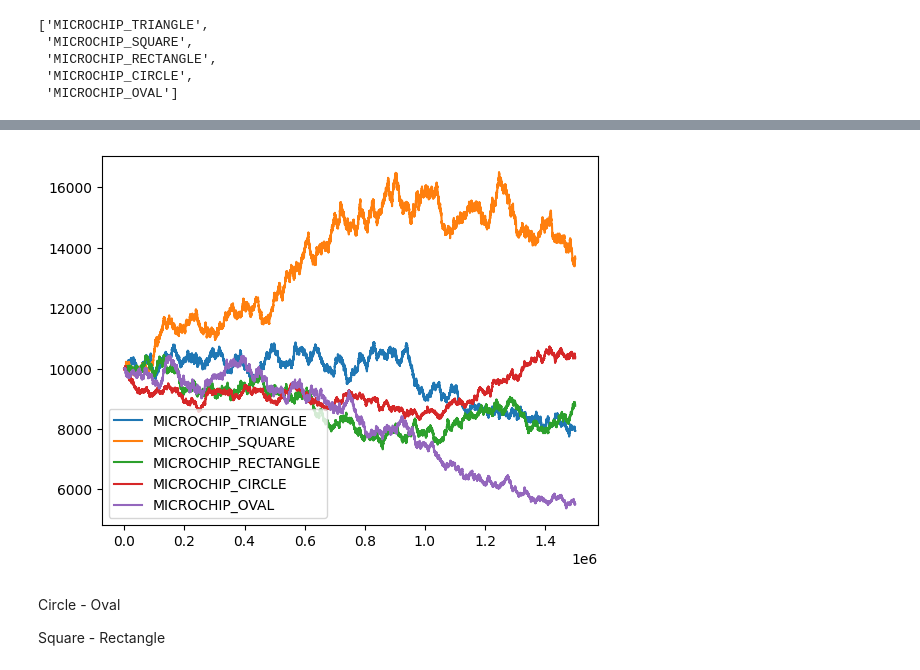
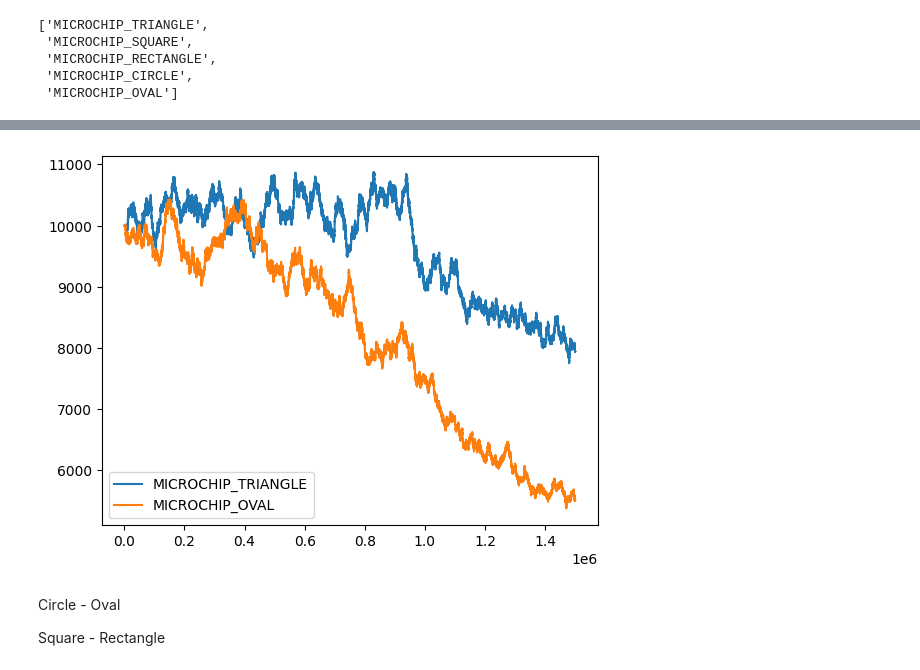
Before and after one commit to nikaslukyanov/kernel_trick, a Jupyter notebook: round5/microchips.ipynb, the cells around one changed output, grey strips where cells are left out. Cells and saved outputs as stored; diff of their text form; code cells hidden in the pictures.

Commit message:
Pushing microchip attempt

```diff
--- a/round5/microchips.ipynb
+++ b/round5/microchips.ipynb
@@ -44,10 +46,11 @@ chip_prices = prices[prices["product"].isin(chips)].copy()
 # %%
 for p in chips:
-    plt.plot(chip_prices[chip_prices['product'] == p]['mid_price'], label=p)
+    if p in ['MICROCHIP_TRIANGLE', 'MICROCHIP_OVAL']:
+        plt.plot(chip_prices[chip_prices['product'] == p]['mid_price'], label=p)
 plt.legend()
 plt.show()
 # %% [output]
-[figure, old version]
+[figure, new version]
 # %% [markdown]
 Circle - Oval
 
```
Also changed, not shown: parts of 6 cells of this notebook.
